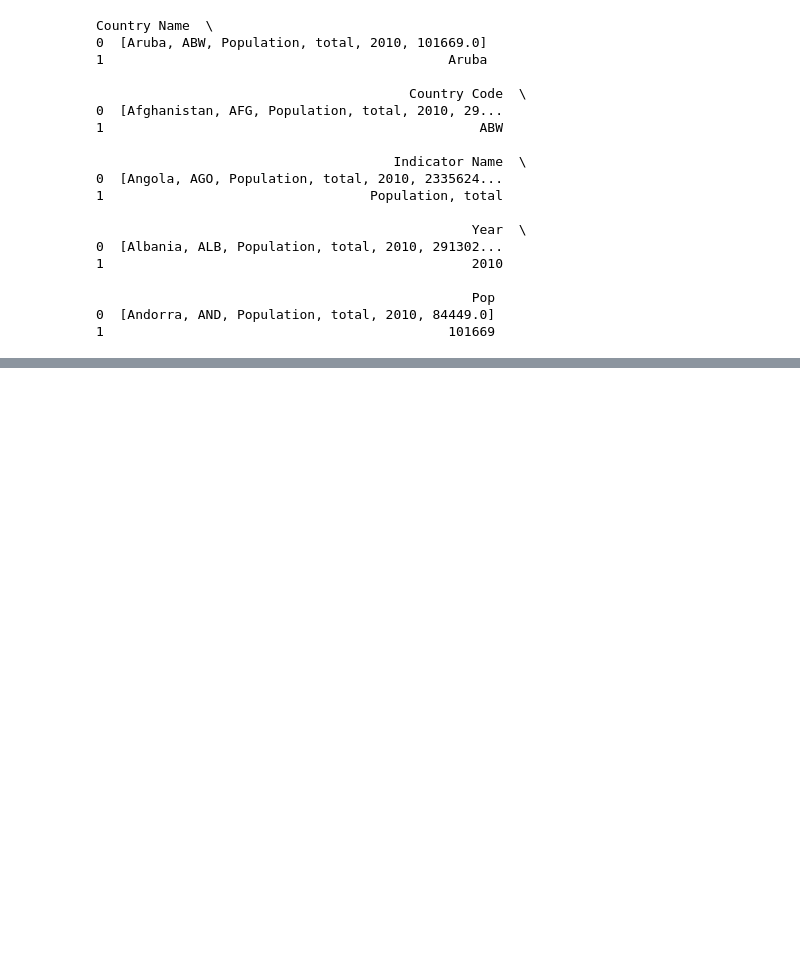
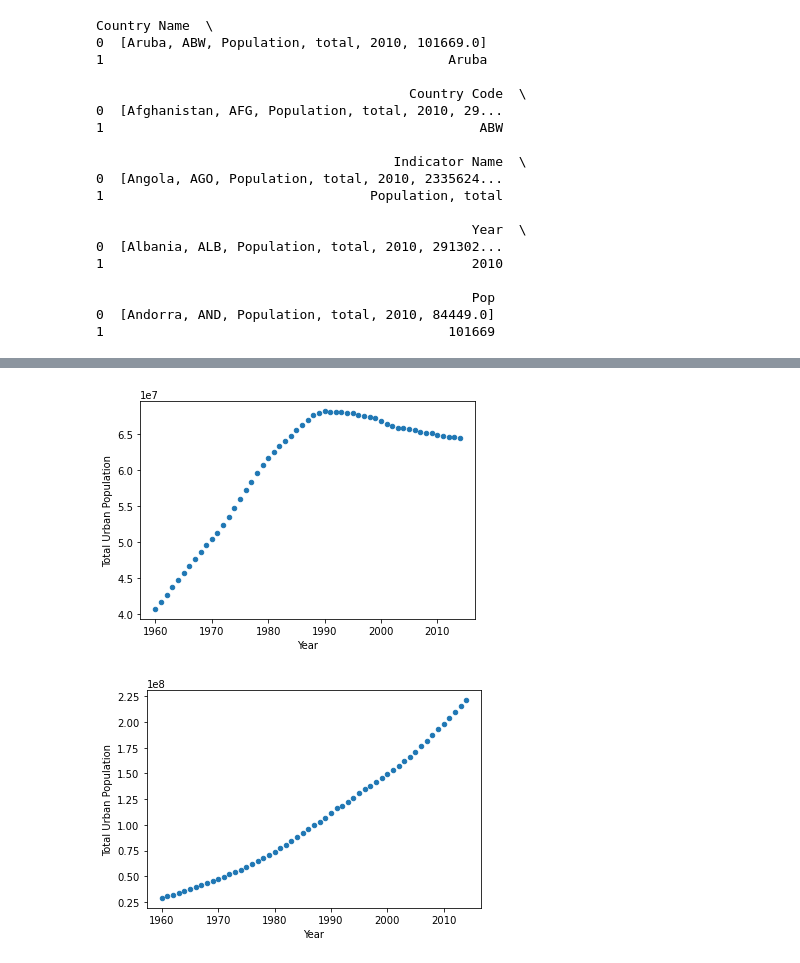
Before and after one commit to tubademir23/ML_Python101, a Jupyter notebook: datacamp/python_fundamentals/DataScienceToolbox2.ipynb, the cells around one changed output, grey strips where cells are left out. Cells and saved outputs as stored; diff of their text form; code cells hidden in the pictures; blank space fills up the shorter version.

```diff
--- a/datacamp/python_fundamentals/DataScienceToolbox2.ipynb
+++ b/datacamp/python_fundamentals/DataScienceToolbox2.ipynb
@@ -511,0 +716,43 @@ zamanda insanların çevrimdışı bilgileri")
+# %%
+# Define plot_pop()
+def plot_pop(filename, country_code):
+
+    # Initialize reader object: urb_pop_reader
+    urb_pop_reader = pd.read_csv(filename, chunksize=1000)
+
+    # Initialize empty DataFrame: data
+    data = pd.DataFrame()
+
+    # Iterate over each DataFrame chunk
+    for df_urb_pop in urb_pop_reader:
+        # Check out specific country: df_pop_ceb
+        df_pop_ceb = df_urb_pop[df_urb_pop['CountryCode'] == country_code]
+
+        # Zip DataFrame columns of interest: pops
+        pops = zip(df_pop_ceb['Total Population'],
+                    df_pop_ceb['Urban population (% of total)'])
+
+        # Turn zip object into list: pops_list
+        pops_list = list(pops)
+
+        # Use list comprehension to create new DataFrame column 'Total Urban Population'
+        df_pop_ceb['Total Urban Population'] = [int(tup[0] * tup[1] * 0.01) for tup in pops_list]
+
+        # Append DataFrame chunk to data: data
+        data = data.append(df_pop_ceb)
+
+    # Plot urban population data
+    data.plot(kind='scatter', x='Year', y='Total Urban Population')
+    plt.show()
+
+# Set the filename: fn
+fn = '../datasets/world_ind_pop_data.csv'
+
+# Call plot_pop for country code 'CEB'
+plot_pop(fn, 'CEB')
+
+# Call plot_pop for country code 'ARB'
+plot_pop(fn, 'ARB')
+# %% [output]
+[figure, added]
+[figure, added]
```
Also changed, not shown: parts of 10 cells of this notebook, 1 other file.
